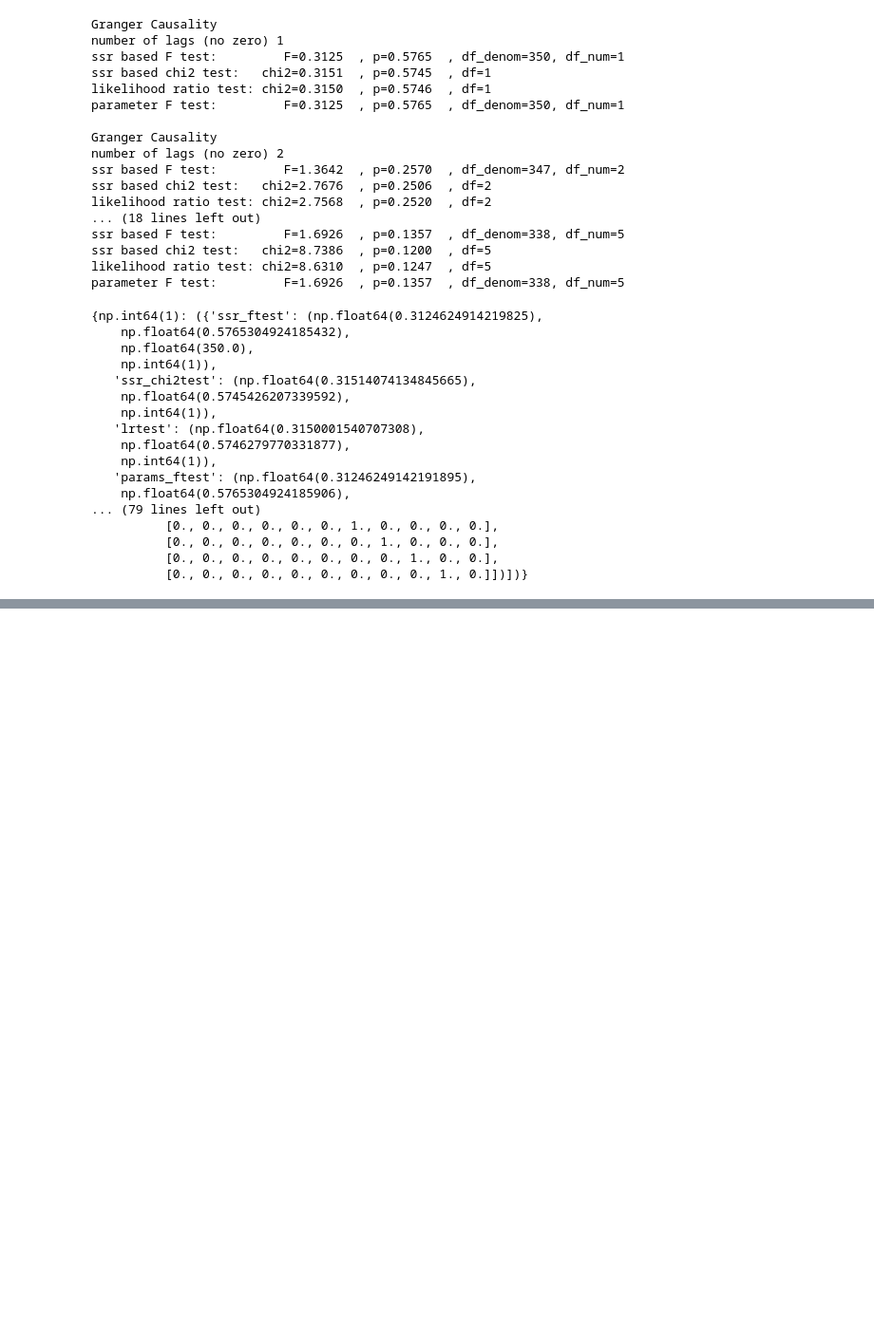
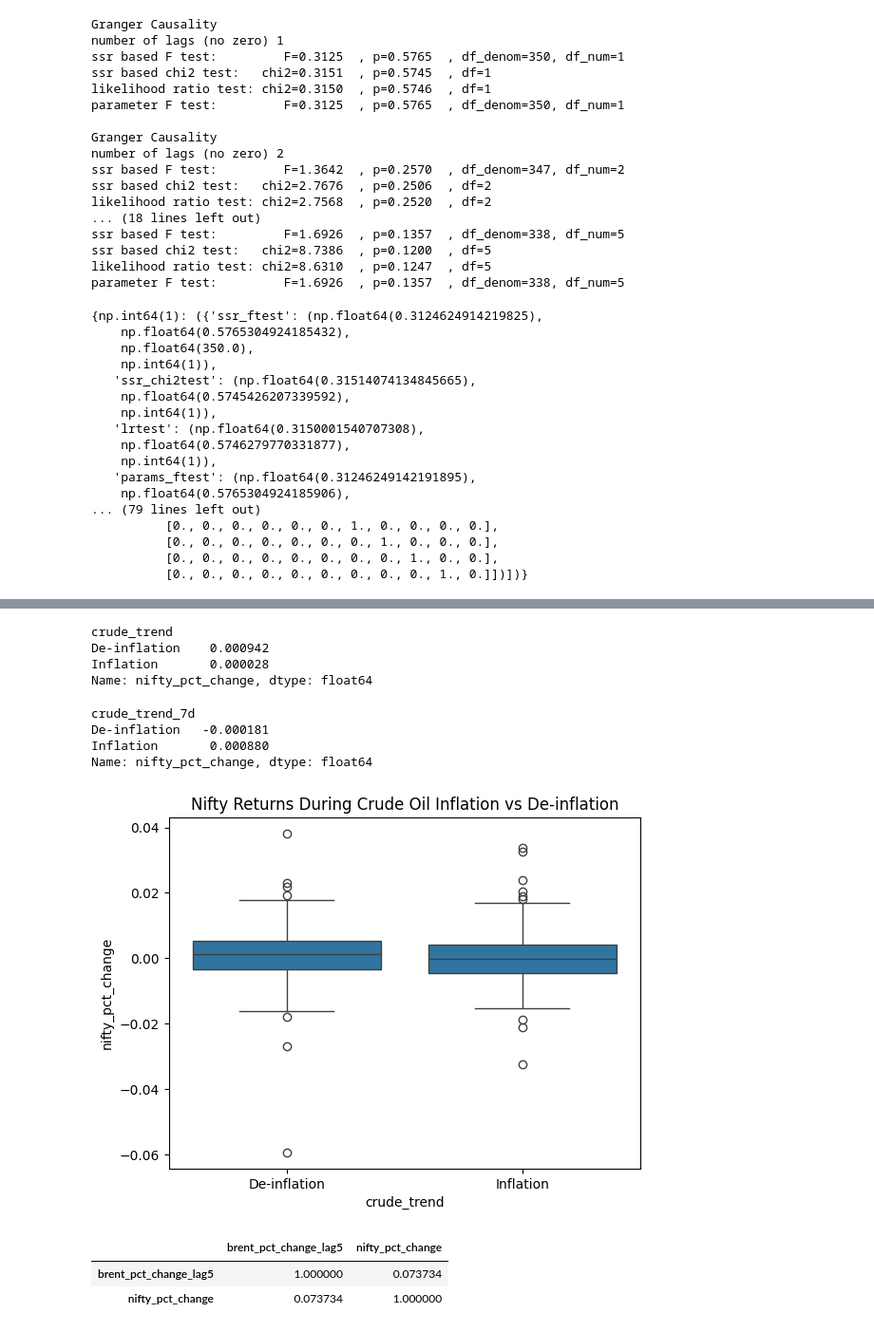
Before and after one commit to stephenbaraik/Projects, a Jupyter notebook: Crude-Oil/notebooks/brent EDA.ipynb, the cells around one changed output, grey strips where cells are left out. Shown at 95% size. Saved outputs shown, nothing was run; the diff lists cells and outputs as text; code cells hidden in the pictures; blank space fills up the shorter version.

```diff
--- a/Crude-Oil/notebooks/brent EDA.ipynb
+++ b/Crude-Oil/notebooks/brent EDA.ipynb
@@ -227,3 +230,44 @@ Correlation matrix of residuals
              nifty_ret  brent_ret
 nifty_ret     1.000000  -0.035575
 brent_ret    -0.035575   1.000000
+# %%
+# Calculate % daily change in crude oil and Nifty
+df["brent_pct_change"] = df["brent_price"].pct_change()
+df["nifty_pct_change"] = df["nifty_price"].pct_change()
+
+# Label inflation vs de-inflation
+df["crude_trend"] = np.where(df["brent_pct_change"] > 0, "Inflation", "De-inflation")
+# %%
+df["brent_7d_change"] = df["brent_price"].pct_change(periods=7)
+df["crude_trend_7d"] = np.where(df["brent_7d_change"] > 0, "Inflation", "De-inflation")
+# %%
+# Group by crude trend and get average Nifty return
+df.groupby("crude_trend")["nifty_pct_change"].mean()
+# %% [output]
+crude_trend
+De-inflation    0.000942
+Inflation       0.000028
+Name: nifty_pct_change, dtype: float64
+# %%
+df.groupby("crude_trend_7d")["nifty_pct_change"].mean()
+# %% [output]
+crude_trend_7d
+De-inflation   -0.000181
+Inflation       0.000880
+Name: nifty_pct_change, dtype: float64
+# %%
+sns.boxplot(x="crude_trend", y="nifty_pct_change", data=df)
+plt.title("Nifty Returns During Crude Oil Inflation vs De-inflation")
+plt.show()
+# %% [output]
+[figure, added]
+# %%
+# Lag oil changes by 5 days
+df["brent_pct_change_lag5"] = df["brent_pct_change"].shift(5)
+
+# Correlation between lagged crude and Nifty today
+df[["brent_pct_change_lag5", "nifty_pct_change"]].corr()
+# %% [output]
+|  | brent_pct_change_lag5 | nifty_pct_change |
+| brent_pct_change_lag5 | 1.000000 | 0.073734 |
+| nifty_pct_change | 0.073734 | 1.000000 |
```
Also changed, not shown: parts of 4 cells of this notebook, 3 other files.
